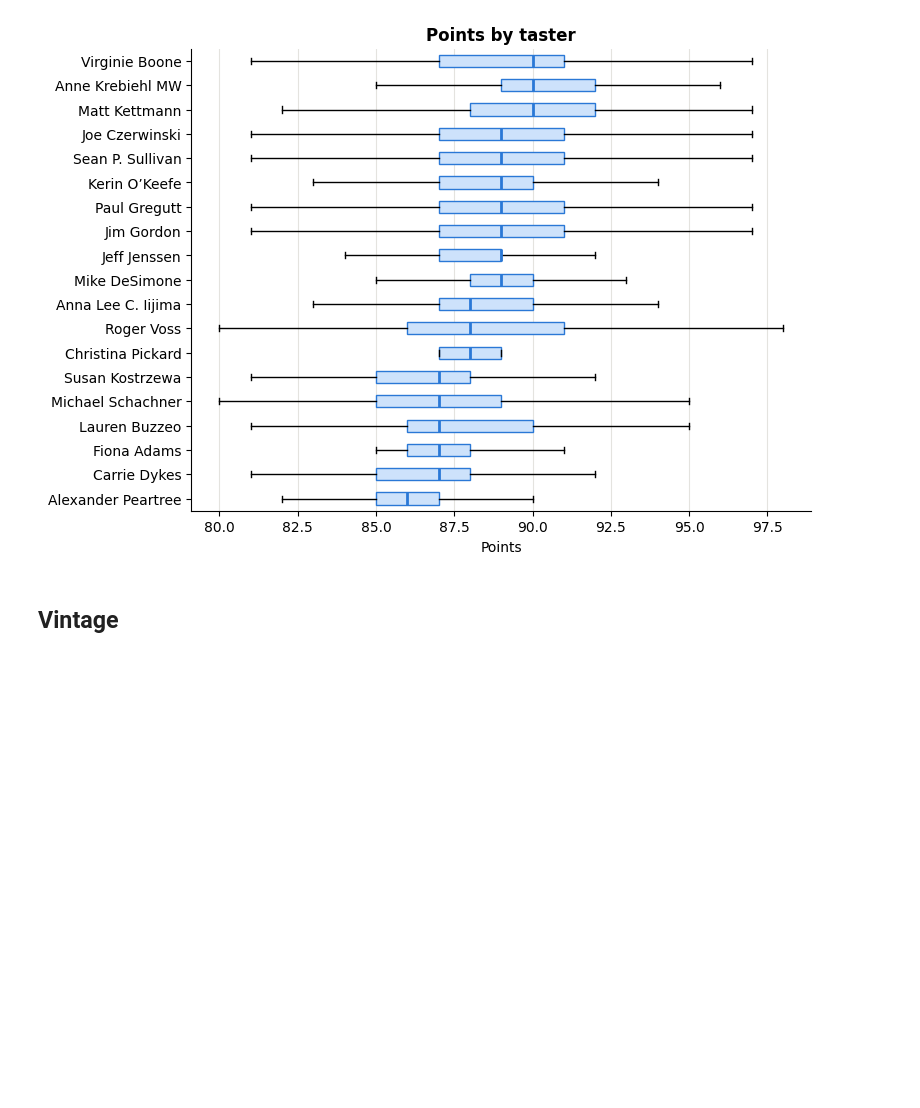
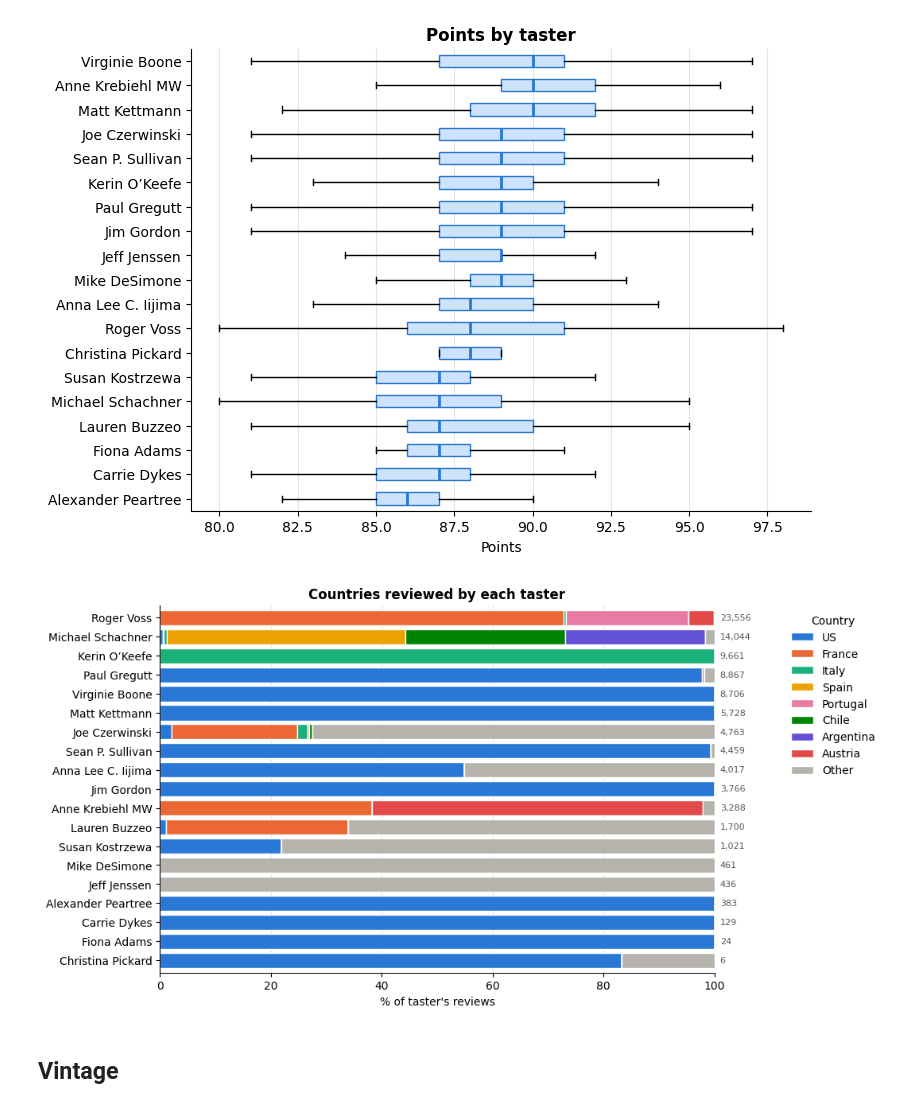
Before and after one commit to HudsonPifer1217/Data4401WineReviews, a Jupyter notebook: eda.ipynb, the cells around one changed output. Saved outputs shown, nothing was run; the diff lists cells and outputs as text; code cells hidden in the pictures; blank space fills up the shorter version.

Commit message:
added plots

```diff
--- a/eda.ipynb
+++ b/eda.ipynb
@@ -395,6 +395,23 @@ ax.set(title="Points by taster", xlabel="Points")
 ax.grid(axis="y", visible=False)
 # %% [output]
 [figure]
+# %%
+COUNTRY_COLORS = ["#2a78d6", "#eb6834", "#1baf7a", "#eda100", "#e87ba4", "#008300", "#6250d6", "#e34948"]
+top_c = df["country"].value_counts().head(len(COUNTRY_COLORS)).index
+taster_country = pd.crosstab(df["taster_name"], df["country"].where(df["country"].isin(top_c), "Other"))
+taster_country = taster_country[list(top_c) + ["Other"]]
+taster_country = taster_country.loc[taster_country.sum(axis=1).sort_values().index]
+share = taster_country.div(taster_country.sum(axis=1), axis=0) * 100
+
+ax = share.plot.barh(stacked=True, color=COUNTRY_COLORS + ["#b5b3ac"], width=0.8, figsize=(9, 6),
+                     edgecolor="white", linewidth=1)
+for i, n in enumerate(taster_country.sum(axis=1)):
+    ax.text(101, i, f"{n:,}", va="center", fontsize=8, color="#555")
+ax.set(title="Countries reviewed by each taster", xlabel="% of taster's reviews", ylabel="", xlim=(0, 100))
+ax.legend(title="Country", bbox_to_anchor=(1.12, 1), loc="upper left", frameon=False)
+ax.grid(axis="y", visible=False)
+# %% [output]
+[figure, added]
 # %% [markdown]
 ## Vintage
 # %%
```
Also changed, not shown: 1 other file.
